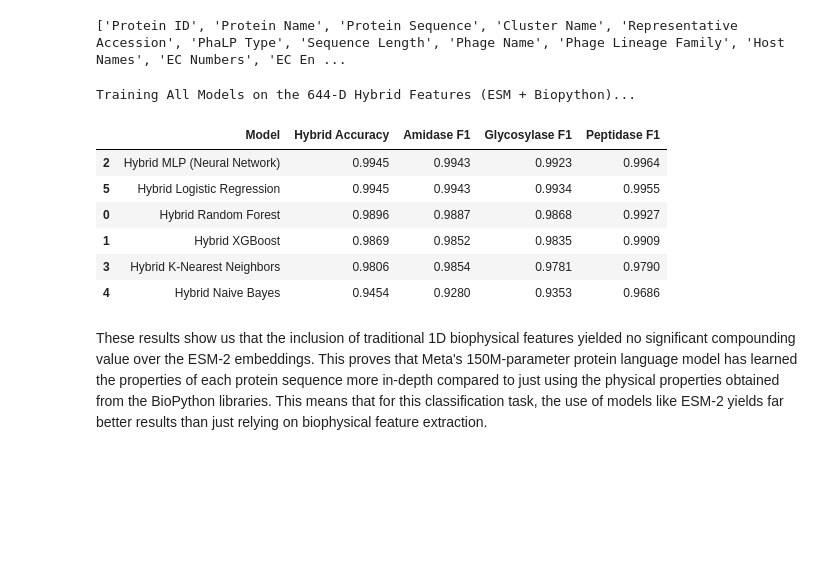
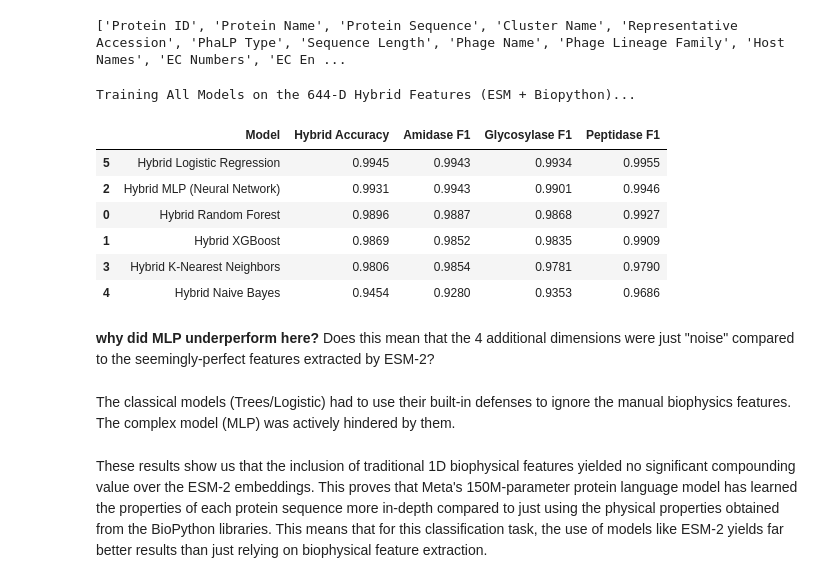
Before and after one commit to Criflar/phage-enzyme-classifier, a Jupyter notebook: phagelytic-esm.ipynb, the cells around one changed output. Saved outputs shown, nothing was run; the diff lists cells and outputs as text; code cells hidden in the pictures; blank space fills up the shorter version.

```diff
--- a/phagelytic-esm.ipynb
+++ b/phagelytic-esm.ipynb
@@ -349,7 +399,7 @@ X_test_scaled = scaler.transform(X_test)
 models = {
     "Random Forest": RandomForestClassifier(random_state=42),
     "XGBoost": XGBClassifier(random_state=42, eval_metric='mlogloss'),
-    "MLP (Neural Network)": MLPClassifier(random_state=42, max_iter=1000),
+    "MLP (Neural Network)": MLPClassifier(random_state=42, max_iter=1000, early_stopping=True), # we use early_stopping so it doesn't memorize the training data
     "K-Nearest Neighbors": KNeighborsClassifier(),
     "Naive Bayes": GaussianNB(),
     "Logistic Regression": LogisticRegression(random_state=42, max_iter=1000)
@@ -556,7 +668,7 @@ X_test_scaled = scaler.transform(X_test)
 models = {
     "Random Forest": RandomForestClassifier(random_state=42),
     "XGBoost": XGBClassifier(random_state=42, eval_metric='mlogloss'),
-    "MLP (Neural Network)": MLPClassifier(random_state=42, max_iter=1000),
+    "MLP (Neural Network)": MLPClassifier(random_state=42, max_iter=1000, early_stopping=True),
     "K-Nearest Neighbors": KNeighborsClassifier(),
     "Naive Bayes": GaussianNB(),
     "Logistic Regression": LogisticRegression(random_state=42, max_iter=1000)
@@ -632,7 +744,7 @@ X_test_scaled = scaler.transform(X_test)
 # 5. Train the MLP
 # Note: MLP is sensitive to scaling, so it was handled above in the scaling part.
 print("Training the Cluster-Agnostic MLP...")
-model_final = MLPClassifier(random_state=42, max_iter=1000)
+model_final = MLPClassifier(random_state=42, max_iter=1000, early_stopping=True)
 model_final.fit(X_train_scaled, y_train)
 
 # 6. The Verdict
@@ -701,7 +811,7 @@ X_test_scaled = scaler.transform(X_test)
 models = {
     "Random Forest": RandomForestClassifier(random_state=42),
     "XGBoost": XGBClassifier(random_state=42, eval_metric='mlogloss'),
-    "MLP (Neural Network)": MLPClassifier(random_state=42, max_iter=1000),
+    "MLP (Neural Network)": MLPClassifier(random_state=42, max_iter=1000, early_stopping=True),
     "K-Nearest Neighbors": KNeighborsClassifier(),
     "Naive Bayes": GaussianNB(),
     "Logistic Regression": LogisticRegression(random_state=42, max_iter=1000)
@@ -826,41 +936,46 @@ X_test_scaled_hybrid = scaler_hybrid.transform(X_test_hybrid)
 models_hybrid = {
     "Hybrid Random Forest": RandomForestClassifier(random_state=42),
     "Hybrid XGBoost": XGBClassifier(random_state=42, eval_metric='mlogloss'),
-    "Hybrid MLP (Neural Network)": MLPClassifier(random_state=42, max_iter=1000),
+    "Hybrid MLP (Neural Network)": MLPClassifier(random_state=42, max_iter=1000, early_stopping=True),
     "Hybrid K-Nearest Neighbors": KNeighborsClassifier(),
     "Hybrid Naive Bayes": GaussianNB(),
     "Hybrid Logistic Regression": LogisticRegression(random_state=42, max_iter=1000)
 }
 
 # 6. Execute the Hybrid Matrix
 hybrid_results_list = []
 
 print("Training All Models on the 644-D Hybrid Features (ESM + Biopython)...")
 for name, model in models_hybrid.items():
     model.fit(X_train_scaled_hybrid, y_train)
     preds = model.predict(X_test_scaled_hybrid)
 
     report = classification_report(y_test, preds, target_names=le.classes_, output_dict=True, zero_division=0)
 
     hybrid_results_list.append({
         "Model": name,
         "Hybrid Accuracy": round(report['accuracy'], 4),
         "Amidase F1": round(report['Amidase']['f1-score'], 4),
         "Glycosylase F1": round(report['Glycosylase']['f1-score'], 4),
         "Peptidase F1": round(report['Peptidase']['f1-score'], 4)
     })
 
 # 7. Results Table
 hybrid_results_df = pd.DataFrame(hybrid_results_list).sort_values(by="Hybrid Accuracy", ascending=False)
 hybrid_results_df
 # %% [output]
 Training All Models on the 644-D Hybrid Features (ESM + Biopython)...
 |  | Model | Hybrid Accuracy | Amidase F1 | Glycosylase F1 | Peptidase F1 |
-| 2 | Hybrid MLP (Neural Network) | 0.9945 | 0.9943 | 0.9923 | 0.9964 |
 | 5 | Hybrid Logistic Regression | 0.9945 | 0.9943 | 0.9934 | 0.9955 |
+| 2 | Hybrid MLP (Neural Network) | 0.9931 | 0.9943 | 0.9901 | 0.9946 |
 | 0 | Hybrid Random Forest | 0.9896 | 0.9887 | 0.9868 | 0.9927 |
 | 1 | Hybrid XGBoost | 0.9869 | 0.9852 | 0.9835 | 0.9909 |
 | 3 | Hybrid K-Nearest Neighbors | 0.9806 | 0.9854 | 0.9781 | 0.9790 |
 | 4 | Hybrid Naive Bayes | 0.9454 | 0.9280 | 0.9353 | 0.9686 |
+# %% [markdown]
+**why did MLP underperform here?** Does this mean that the 4 additional dimensions were just "noise" compared to the seemingly-perfect features extracted by ESM-2?
+# %% [markdown]
+The classical models (Trees/Logistic) had to use their built-in defenses to ignore the manual biophysics features.
+The complex model (MLP) was actively hindered by them.
 # %% [markdown]
 These results show us that the inclusion of traditional 1D biophysical features yielded no significant compounding value over the ESM-2 embeddings. This proves that Meta's 150M-parameter protein language model has learned the properties of each protein sequence more in-depth compared to just using the physical properties obtained from the BioPython libraries. This means that for this classification task, the use of models like ESM-2 yields far better results than just relying on biophysical feature extraction.
```
Also changed, not shown: parts of 19 cells of this notebook.
